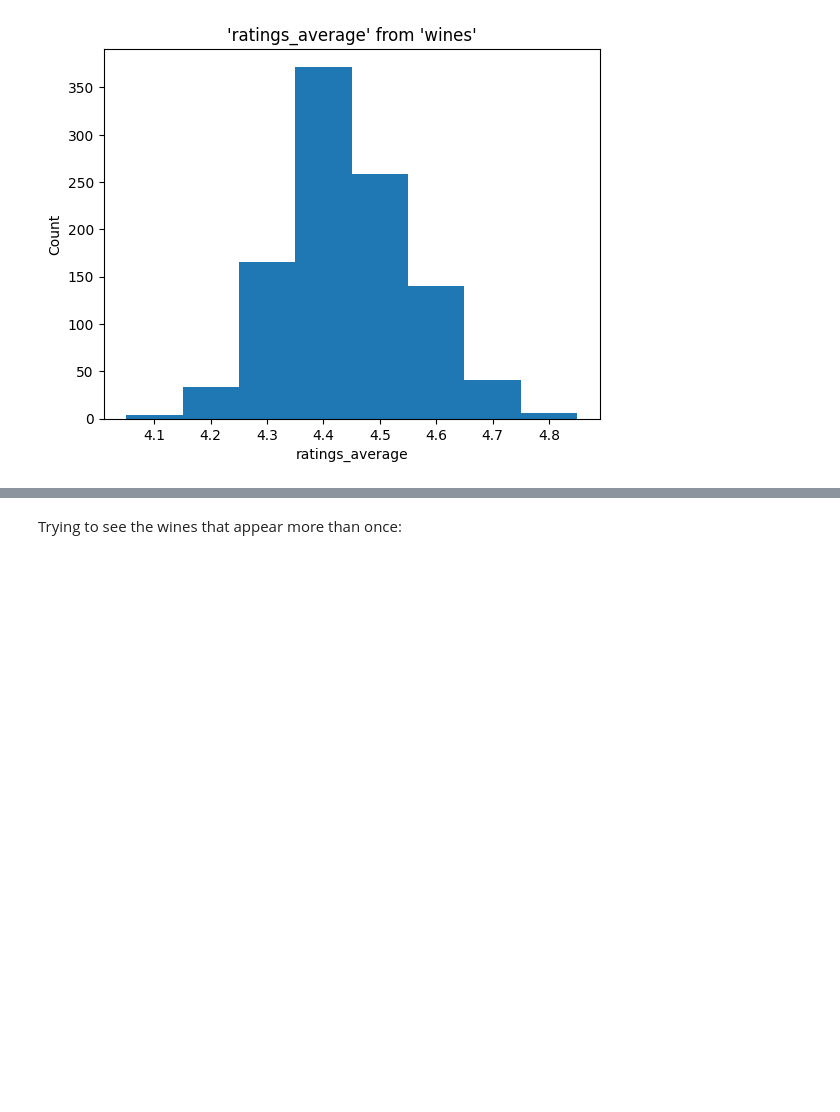
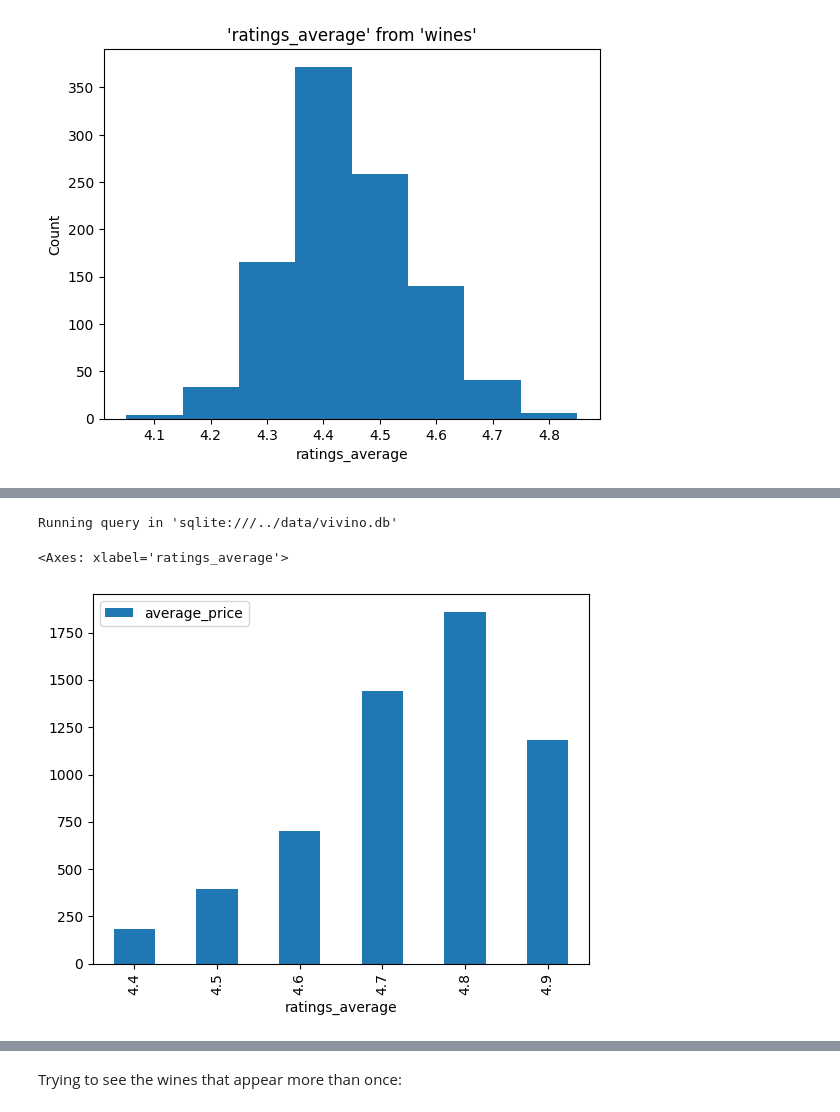
Before and after one commit to JanKazimir/vivinodb, a Jupyter notebook: notebooks/disco.ipynb, the cells around one changed output, grey strips where cells are left out. Drawn from its saved outputs; the diff is of its cells as text; code cells hidden in the pictures; blank space fills up the shorter version.

```diff
--- a/notebooks/disco.ipynb
+++ b/notebooks/disco.ipynb
@@ -93 +109,10 @@ Average price by rating:
+# %%
+## Average Prices by ratings : charted
+result = %sql SELECT ratings_average, AVG(price_euros) AS average_price FROM vintages WHERE ratings_average > 4.0 GROUP BY ratings_average ORDER BY ratings_average ASC
+df = result.DataFrame()
+df.plot.bar(x='ratings_average', y='average_price')
+# %% [output]
+Running query in 'sqlite:///../data/vivino.db'
+<Axes: xlabel='ratings_average'>
+[figure, added]
 # %%
```
Also changed, not shown: parts of 26 cells of this notebook, 6 other files.
